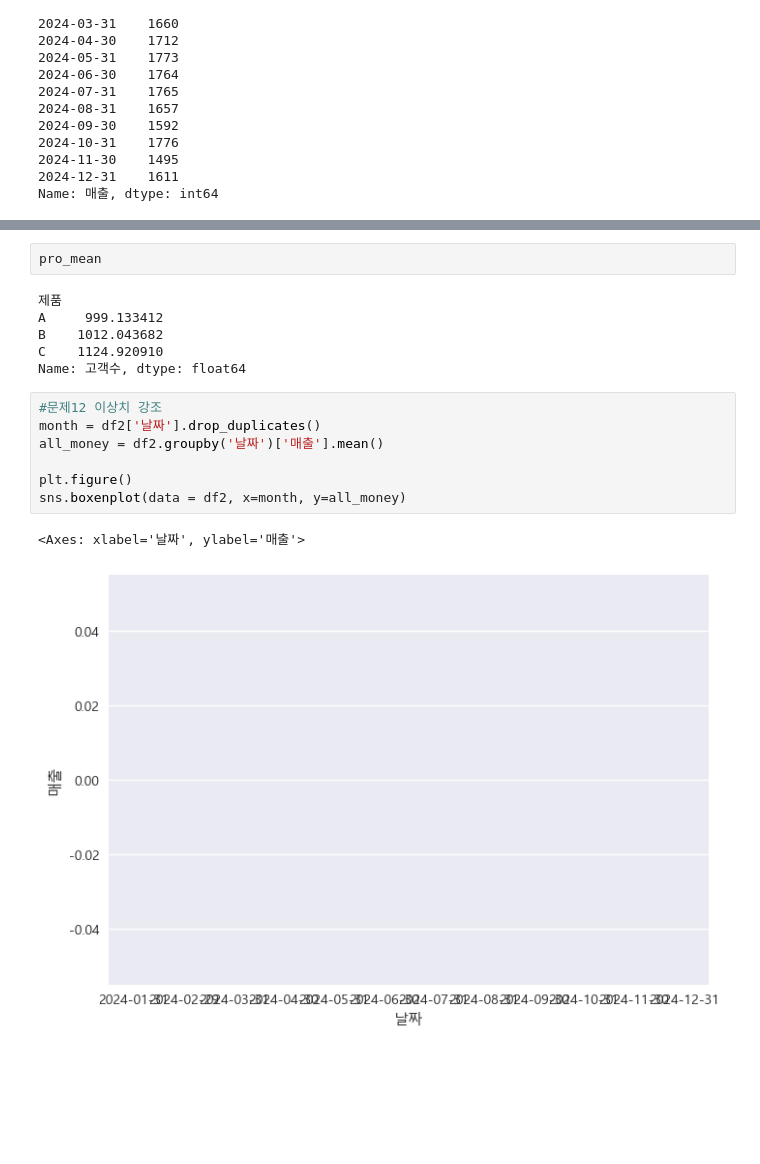
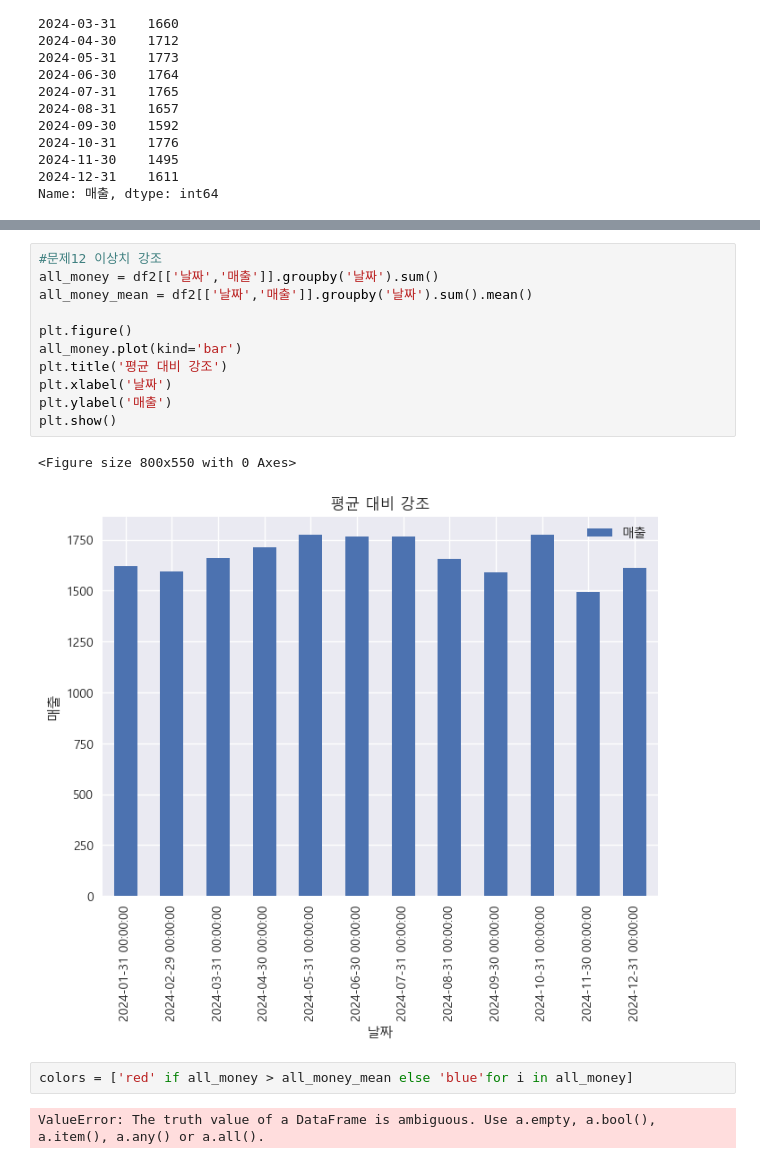
Before and after one commit to ShinJooHyeop/fintech3, a Jupyter notebook: 06machin_learning/numpy연습문제3.ipynb, the cells around one changed output, grey strips where cells are left out. Cells and saved outputs as stored; diff of their text form; blank space fills up the shorter version.

```diff
--- a/06machin_learning/numpy연습문제3.ipynb
+++ b/06machin_learning/numpy연습문제3.ipynb
@@ -187,21 +196,21 @@ plt.show()
-# %%
-pro_mean
-# %% [output]
-제품
-A     999.133412
-B    1012.043682
-C    1124.920910
-Name: 고객수, dtype: float64
 # %%
 #문제12 이상치 강조
-month = df2['날짜'].drop_duplicates()
-all_money = df2.groupby('날짜')['매출'].mean()
+all_money = df2[['날짜','매출']].groupby('날짜').sum()
+all_money_mean = df2[['날짜','매출']].groupby('날짜').sum().mean()
 
 plt.figure()
-sns.boxenplot(data = df2, x=month, y=all_money)
+all_money.plot(kind='bar')
+plt.title('평균 대비 강조')
+plt.xlabel('날짜')
+plt.ylabel('매출')
+plt.show()
 # %% [output]
-<Axes: xlabel='날짜', ylabel='매출'>
+<Figure size 800x550 with 0 Axes>
-[figure, old version]
+[figure, new version]
+# %%
+colors = ['red' if all_money > all_money_mean else 'blue'for i in all_money]
+# %% [output]
+ValueError: The truth value of a DataFrame is ambiguous. Use a.empty, a.bool(), a.item(), a.any() or a.all().
 # %%
 #문제13
 cum_sum = df2.groupby('날짜')['고객수'].sum()
```
Also changed, not shown: parts of 5 cells of this notebook, 4 other files.
